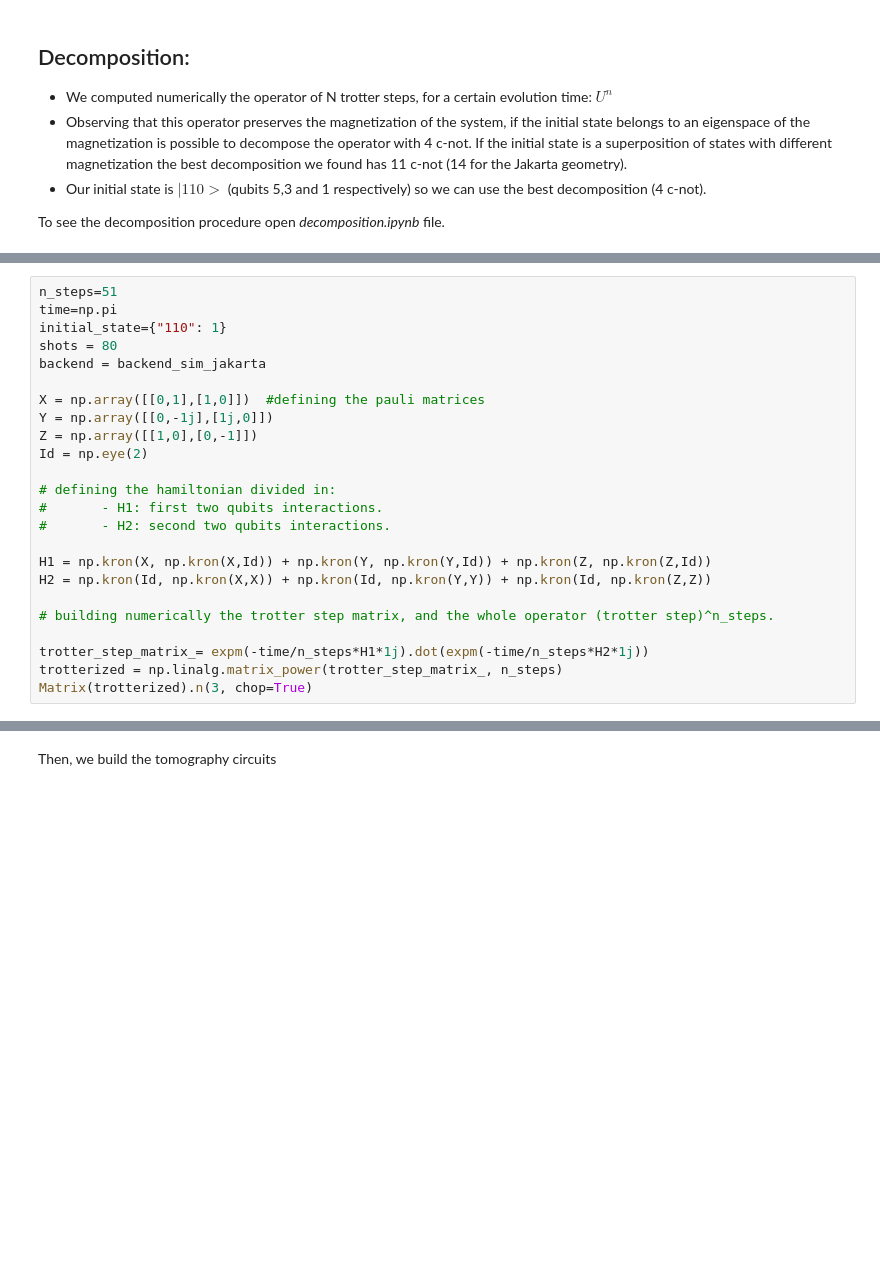
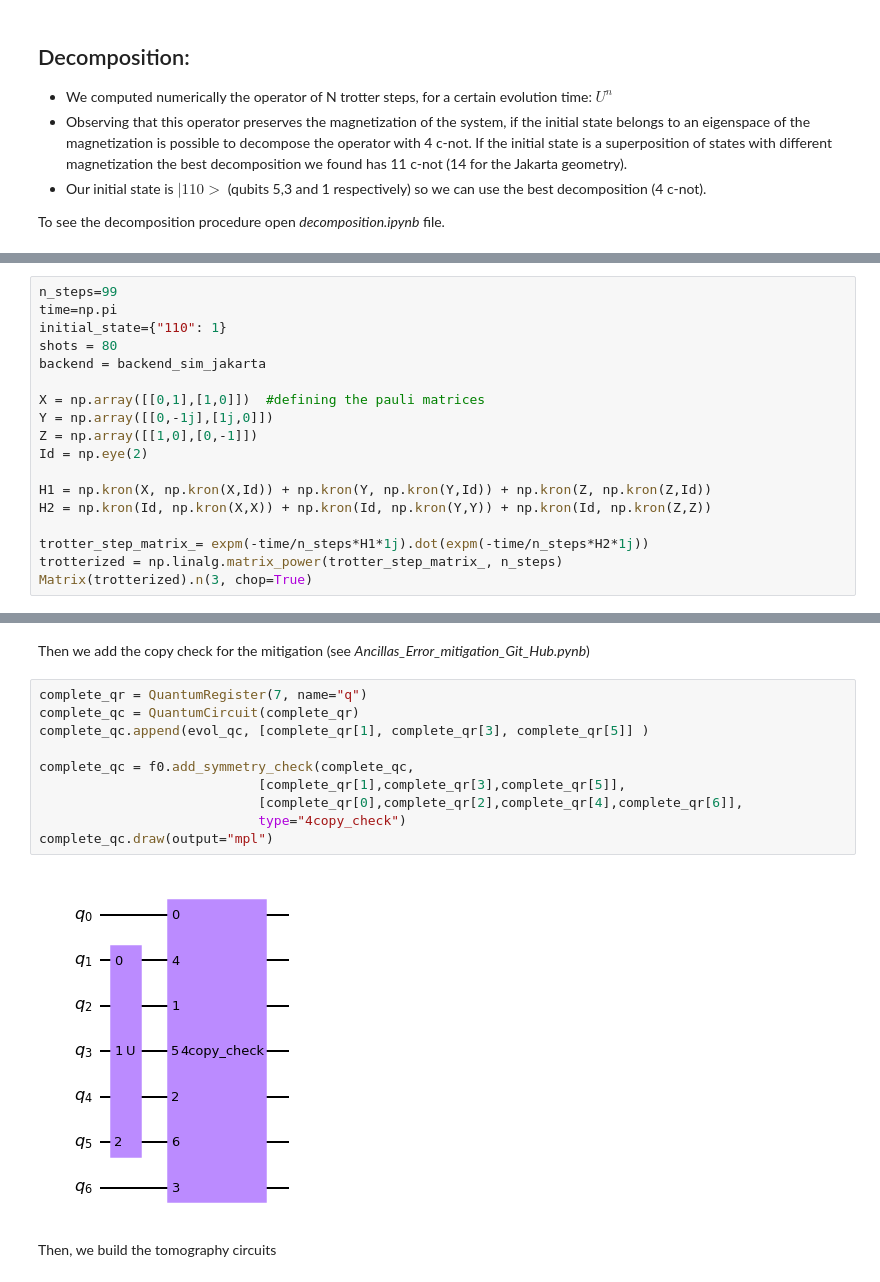
Before and after one commit to Valerio-Amico/valerio_amico_quantum_00, a Jupyter notebook: final_commit/commit01.ipynb, the cells around one changed output, grey strips where cells are left out. Drawn from its saved outputs; the diff is of its cells as text; blank space fills up the shorter version.

```diff
--- a/final_commit/commit01.ipynb
+++ b/final_commit/commit01.ipynb
@@ -40,7 +44,7 @@ Let's start from defining the evolution circuit parameters, and computing the ev
 - *shots*: number of shots for every run.
 - *backend*: here you can choose on which backend run the simulation: *backend_sim_jakarta* (noisy simulator), *backend_real_jakarta* (real device), *backend_sim* (simulator)
 # %%
-n_steps=51
+n_steps=99
 time=np.pi
 initial_state={"110": 1}
 shots = 80
@@ -51,14 +55,8 @@ Y = np.array([[0,-1j],[1j,0]])
 Z = np.array([[1,0],[0,-1]])
 Id = np.eye(2)
 
-# defining the hamiltonian divided in:
-#       - H1: first two qubits interactions.
-#       - H2: second two qubits interactions.
-
 H1 = np.kron(X, np.kron(X,Id)) + np.kron(Y, np.kron(Y,Id)) + np.kron(Z, np.kron(Z,Id))
 H2 = np.kron(Id, np.kron(X,X)) + np.kron(Id, np.kron(Y,Y)) + np.kron(Id, np.kron(Z,Z))
-
-# building numerically the trotter step matrix, and the whole operator (trotter step)^n_steps.
 
 trotter_step_matrix_= expm(-time/n_steps*H1*1j).dot(expm(-time/n_steps*H2*1j))
 trotterized = np.linalg.matrix_power(trotter_step_matrix_, n_steps)
@@ -126,3 +88,17 @@ qc.draw(output="mpl")
+# %% [markdown]
+Then we add the copy check for the mitigation (see *Ancillas_Error_mitigation_Git_Hub.pynb*)
+# %%
+complete_qr = QuantumRegister(7, name="q")
+complete_qc = QuantumCircuit(complete_qr)
+complete_qc.append(evol_qc, [complete_qr[1], complete_qr[3], complete_qr[5]] )
+
+complete_qc = f0.add_symmetry_check(complete_qc,
+                            [complete_qr[1],complete_qr[3],complete_qr[5]],
+                            [complete_qr[0],complete_qr[2],complete_qr[4],complete_qr[6]],
+                            type="4copy_check")
+complete_qc.draw(output="mpl")
+# %% [output]
+[figure, added]
 # %% [markdown]
 Then, we build the tomography circuits
 # %%
```
Also changed, not shown: parts of 19 cells of this notebook, 1 other file.
